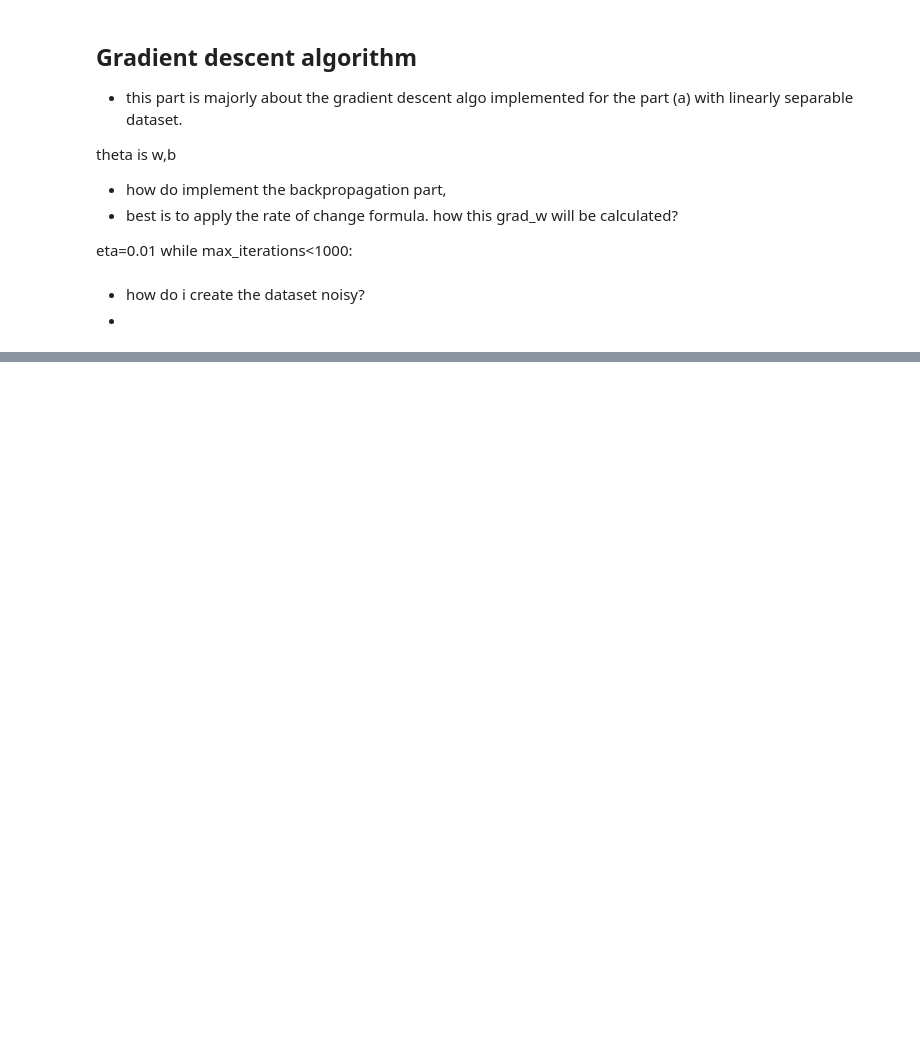
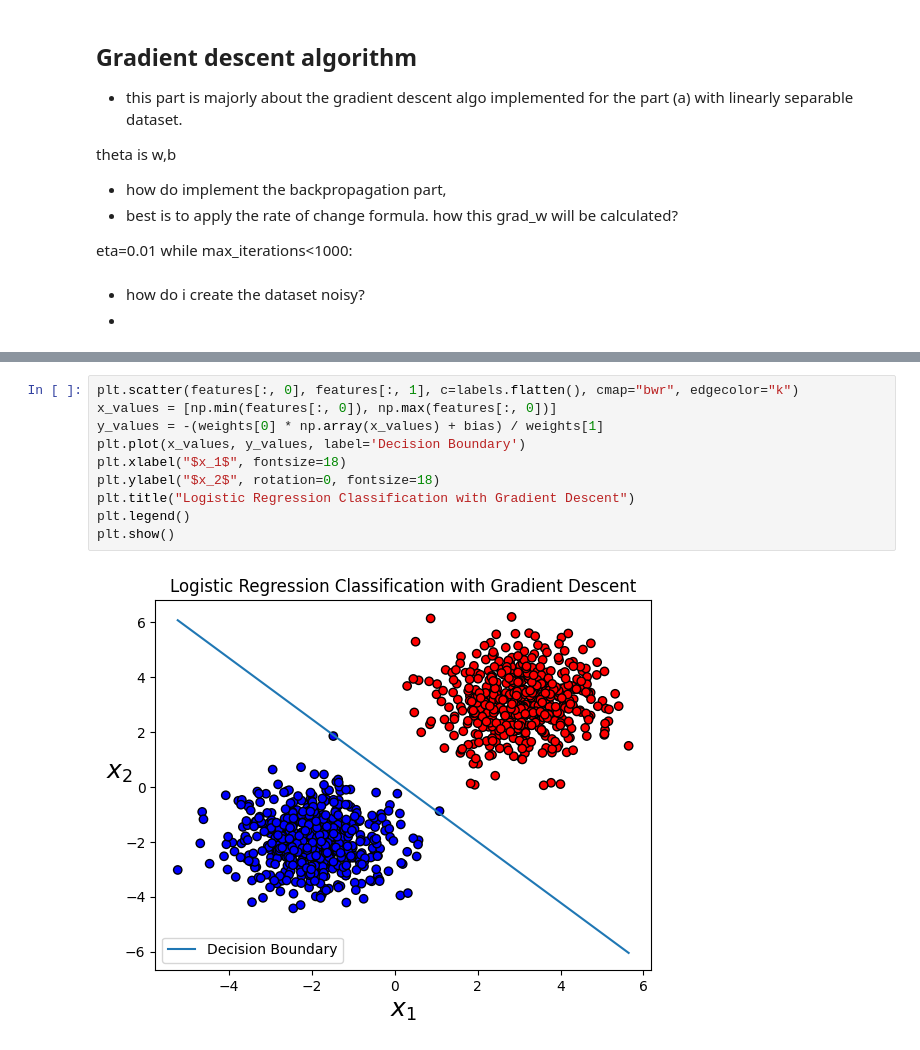
Before and after one commit to mridulpant2010/CS5480-deeplearning, a Jupyter notebook: assignment1.ipynb, the cells around one changed output, grey strips where cells are left out. Saved outputs shown, nothing was run; the diff lists cells and outputs as text; blank space fills up the shorter version.

```diff
--- a/assignment1.ipynb
+++ b/assignment1.ipynb
@@ -269,0 +332,12 @@ ValueError: Classification metrics can't handle a mix of binary and multilabel-i
+# %%
+plt.scatter(features[:, 0], features[:, 1], c=labels.flatten(), cmap="bwr", edgecolor="k")
+x_values = [np.min(features[:, 0]), np.max(features[:, 0])]
+y_values = -(weights[0] * np.array(x_values) + bias) / weights[1]
+plt.plot(x_values, y_values, label='Decision Boundary')
+plt.xlabel("$x_1$", fontsize=18)
+plt.ylabel("$x_2$", rotation=0, fontsize=18)
+plt.title("Logistic Regression Classification with Gradient Descent")
+plt.legend()
+plt.show()
+# %% [output]
+[figure, added]
```
Also changed, not shown: parts of 10 cells of this notebook.
